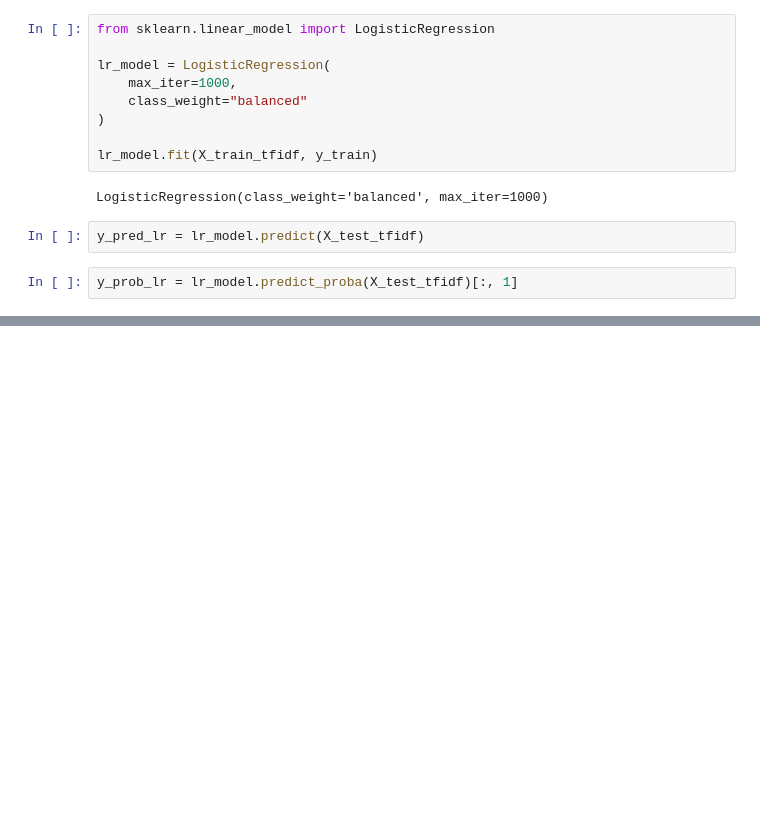
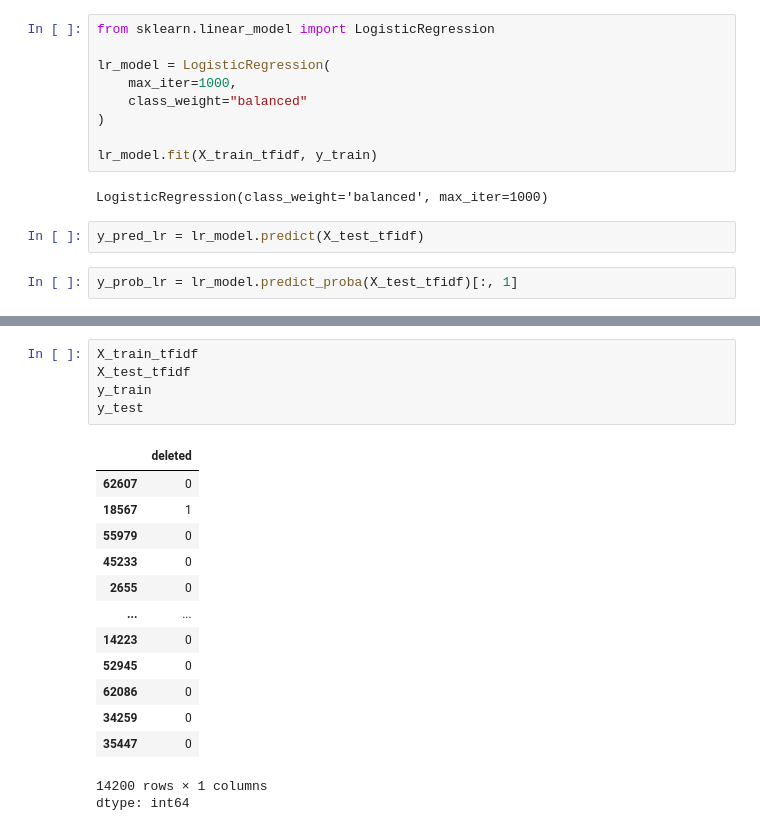
Before and after one commit to raina1234-a/Reddit-Post-Analysis-and-Moderation-Classifier, a Jupyter notebook: reddit_postClassification.ipynb, the cells around one changed output, grey strips where cells are left out. Drawn from its saved outputs; the diff is of its cells as text; blank space fills up the shorter version.

```diff
--- a/reddit_postClassification.ipynb
+++ b/reddit_postClassification.ipynb
@@ -358,0 +378,20 @@ Confusion Matrix:
+# %%
+X_train_tfidf
+X_test_tfidf
+y_train
+y_test
+# %% [output]
+|  | deleted |
+| 62607 | 0 |
+| 18567 | 1 |
+| 55979 | 0 |
+| 45233 | 0 |
+| 2655 | 0 |
+| ... | ... |
+| 14223 | 0 |
+| 52945 | 0 |
+| 62086 | 0 |
+| 34259 | 0 |
+| 35447 | 0 |
+14200 rows × 1 columns
+dtype: int64
```
Also changed, not shown: parts of 22 cells of this notebook.
